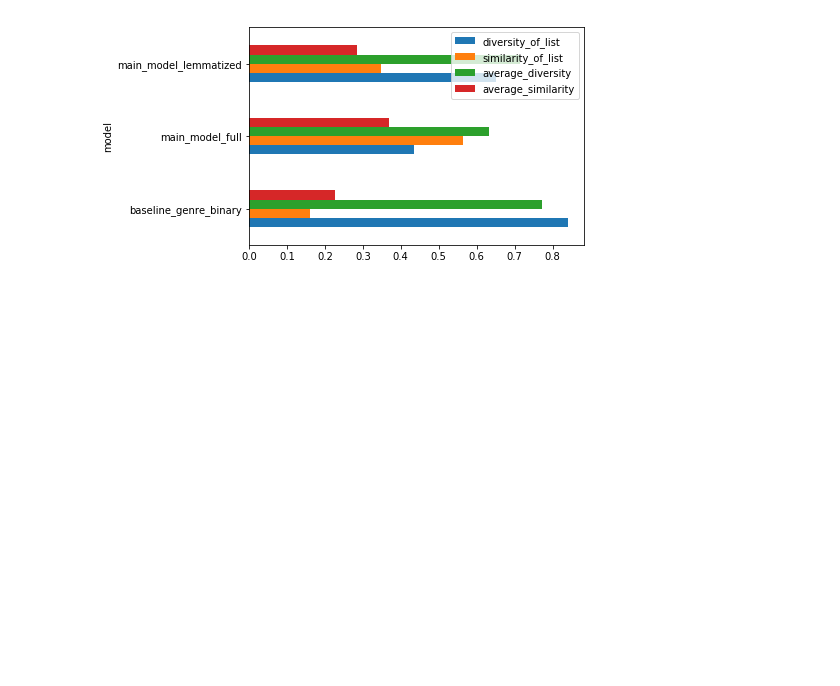
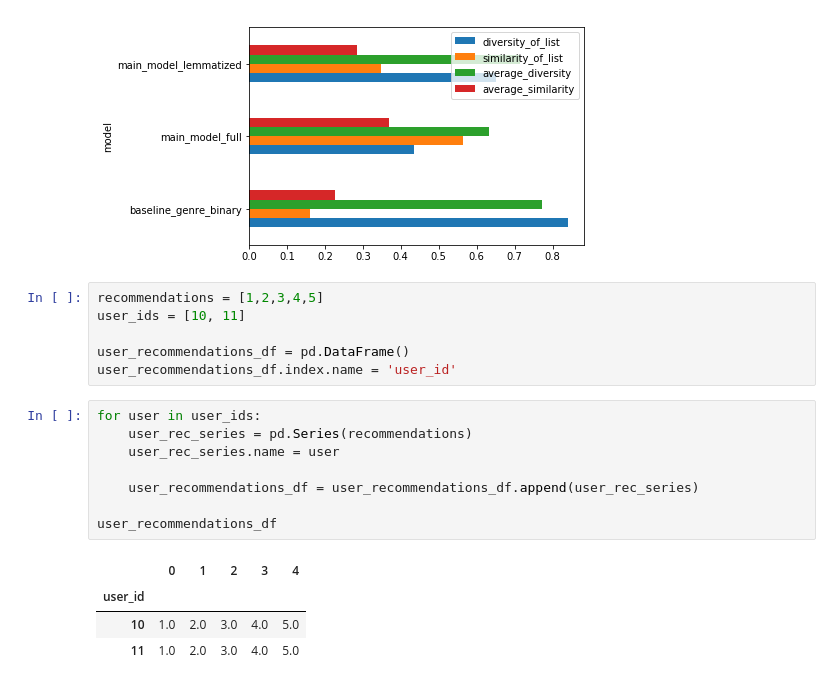
Before and after one commit to aniruddhakal/Recommending-Diverse-And-Serendipitous-Movies-using-Tag-Genome, a Jupyter notebook: ipython_notebooks/Experimental Setup.ipynb, the cells around one changed output. Saved outputs shown, nothing was run; the diff lists cells and outputs as text; blank space fills up the shorter version.

```diff
--- a/ipython_notebooks/Experimental Setup.ipynb
+++ b/ipython_notebooks/Experimental Setup.ipynb
@@ -1143,3 +1143,22 @@ combined_result_df.groupby('model').mean().plot(kind='barh')
 plt.show()
 # %% [output]
 [figure]
+# %%
+recommendations = [1,2,3,4,5]
+user_ids = [10, 11]
+
+user_recommendations_df = pd.DataFrame()
+user_recommendations_df.index.name = 'user_id'
+# %%
+for user in user_ids:
+    user_rec_series = pd.Series(recommendations)
+    user_rec_series.name = user
+
+    user_recommendations_df = user_recommendations_df.append(user_rec_series)
+
+user_recommendations_df
+# %% [output]
+|  | 0 | 1 | 2 | 3 | 4 |
+| user_id |  |  |  |  |  |
+| 10 | 1.0 | 2.0 | 3.0 | 4.0 | 5.0 |
+| 11 | 1.0 | 2.0 | 3.0 | 4.0 | 5.0 |
```
Also changed, not shown: 23 other files.
